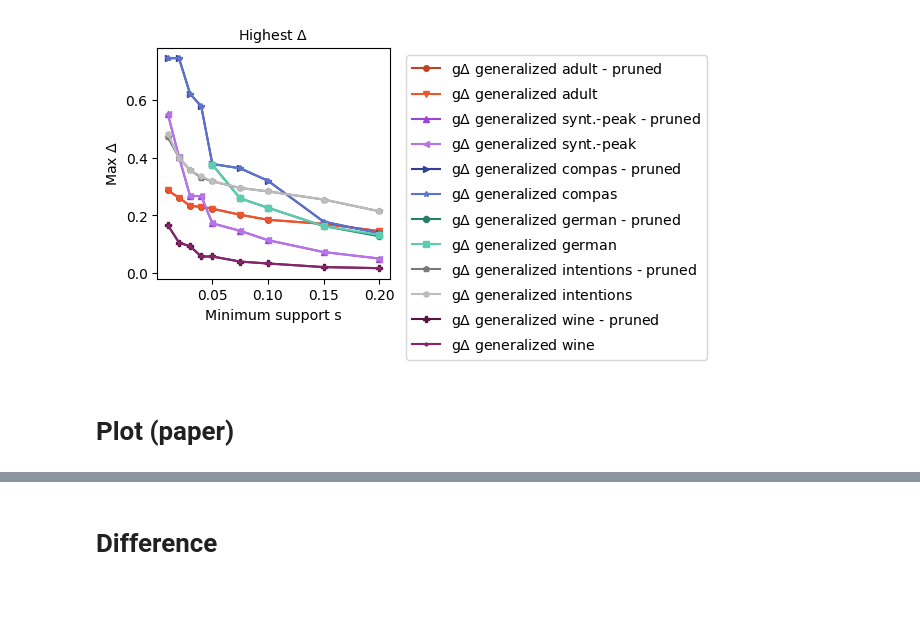
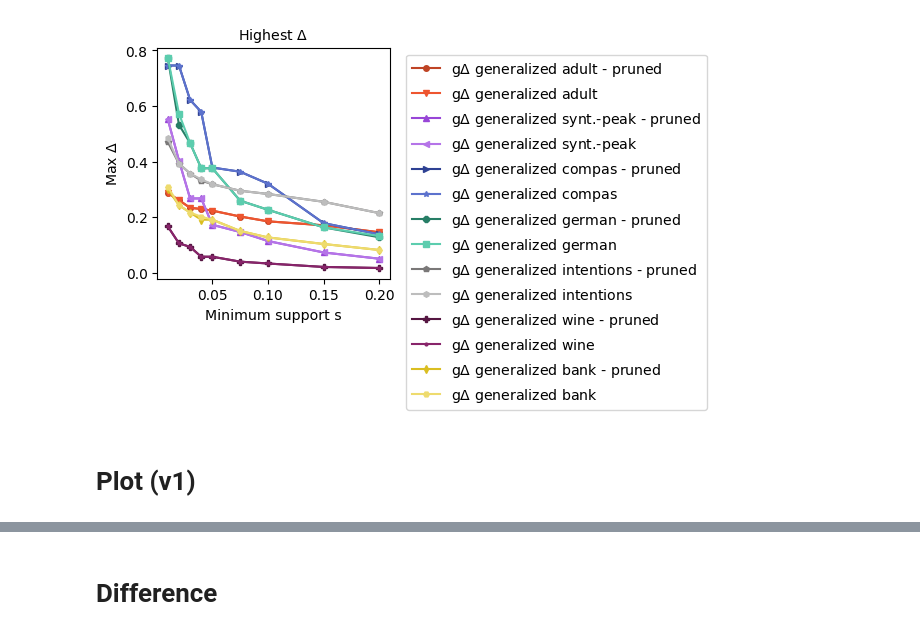
Before and after one commit to elianap/h-divexplorer, a Jupyter notebook: plot_performance results_heuristic.ipynb, the cells around one changed output, grey strips where cells are left out. Drawn from its saved outputs; the diff is of its cells as text; code cells hidden in the pictures; blank space fills up the shorter version.

```diff
--- a/plot_performance results_heuristic.ipynb
+++ b/plot_performance results_heuristic.ipynb
@@ -48,16 +10,0 @@ if os.path.isfile(os.path.join(output_results, f'{conf_name}_{info_i}.json')):
-# %%
-info_plot = {}
-
-for k in results_all:
-    for sup in results_all[k]:
-        for pruning in ['', '_pruned']:
-            if 'generalized' + pruning in results_all[k][sup]:
-                config_key = k+pruning
-                if config_key not in info_plot:
-                    info_plot[config_key] = {}
-                info_plot[config_key][float(sup)] = results_all[k][sup]['generalized'+pruning]
-
-
-from utils_plot import plotDicts
-
-plotDicts(info_plot, marker=True)
@@ -99,6 +11,6 @@ t = 17500
 # %%
 type_criterions = [ 'divergence_criterion', 'entropy']
-output_dir = 'output_results_12_28'
+output_dir = 'output_results_01_05'
 
 
 
@@ -115,6 +27,8 @@ def _rename_dataset(name):
         return 'synt.-peak'
     if name == 'online_shoppers_intention':
         return 'intentions'
+    if name == 'bank-full':
+        return 'bank'
     return name
 # %%
 results_all = {}
@@ -140,10 +54,10 @@ if saveFig:
     Path(output_fig_dir).mkdir(parents=True, exist_ok=True)
 # %%
 type_gens = ['generalized']
-datasets = ['adult', 'artificial_gaussian', 'compas', 'german', 'online_shoppers_intention', 'wine']
-metrics = ['d_error', 'd_error', 'd_fpr', 'd_error', 'd_error', 'd_error']
-colors_for_dataset_all = ["#EE552F", '#B574E8', '#5C72CD', '#5CCDAE', '#bdbdbd', '#88246a']
-colors_for_dataset_pruned = ["#BF4425", '#9846D7', '#2e4193', '#277e66', '#7a7878', '#551642']
+datasets = ['adult', 'artificial_gaussian', 'compas', 'german', 'online_shoppers_intention', 'wine', 'bank-full']
+metrics = ['d_error', 'd_error', 'd_fpr', 'd_error', 'd_error', 'd_error', 'd_error']
+colors_for_dataset_all = ["#EE552F", '#B574E8', '#5C72CD', '#5CCDAE', '#bdbdbd', '#88246a', '#EEDB6E']
+colors_for_dataset_pruned = ["#BF4425", '#9846D7', '#2e4193', '#277e66', '#7a7878', '#551642', '#DABE21']
 
 pruning_names = ['_pruned', '']
 type_criterion = 'divergence_criterion'
@@ -185,8 +99,7 @@ for dataset_name_file, metric in zip(datasets, metrics):
 
         conf_name = f"{dataset_name_file}_{metric}_{type_criterion}_{min_support_tree}{pruning_type}_i"
 
-        if dataset_name_file == 'online_shoppers_intention':
-            conf_name = f'{conf_name[:-2]}_top_1000_i'
+        conf_name = f'{conf_name[:-2]}_top_1000_i'
 
 
         if os.path.isfile(os.path.join(output_results, f'{conf_name}_time.json')):
@@ -219,36 +132,36 @@ for dataset_name_file, metric in zip(datasets, metrics):
     for type_gen_str in info_plot:
         info_plot[type_gen_str] = dict(sorted(info_plot[type_gen_str].items()))
 
 
     title, ylabel = '', ''
     if info_i == 'time':
         title = 'Execution time'
         ylabel="Execution time $(seconds)$"
 
     elif info_i == f"max_{metric}":
         m = metric[2:].upper()
 
         ylabel=f"Max $\\Delta$"
         title=f"Highest $\\Delta$"
 
     elif info_i == 'FP':
         ylabel="#FP"
         title="#FP"
 
 
     figure_name = os.path.join(output_fig_dir, f"stree_{min_support_tree}_max_div_pruning.pdf")
 
 
 size_fig = (3, 3)
 plotDicts(info_plot, marker=True, \
             title=title, sizeFig=size_fig,\
                    linestyle=lines_style, color_labels=color_labels, \
             xlabel="Minimum support s",  ylabel=ylabel, labelSize=10.2,\
             outside=True,  saveFig=False, nameFig = figure_name, legendSize=10.2)
 # %% [output]
-[figure, old version]
+[figure, new version]
 # %% [markdown]
-# Plot (paper)
+# Plot (v1)
 # %%
 from utils_plot import MARKERS
 from matplotlib.lines import Line2D
```
Also changed, not shown: parts of 69 cells of this notebook, 25 other files.
